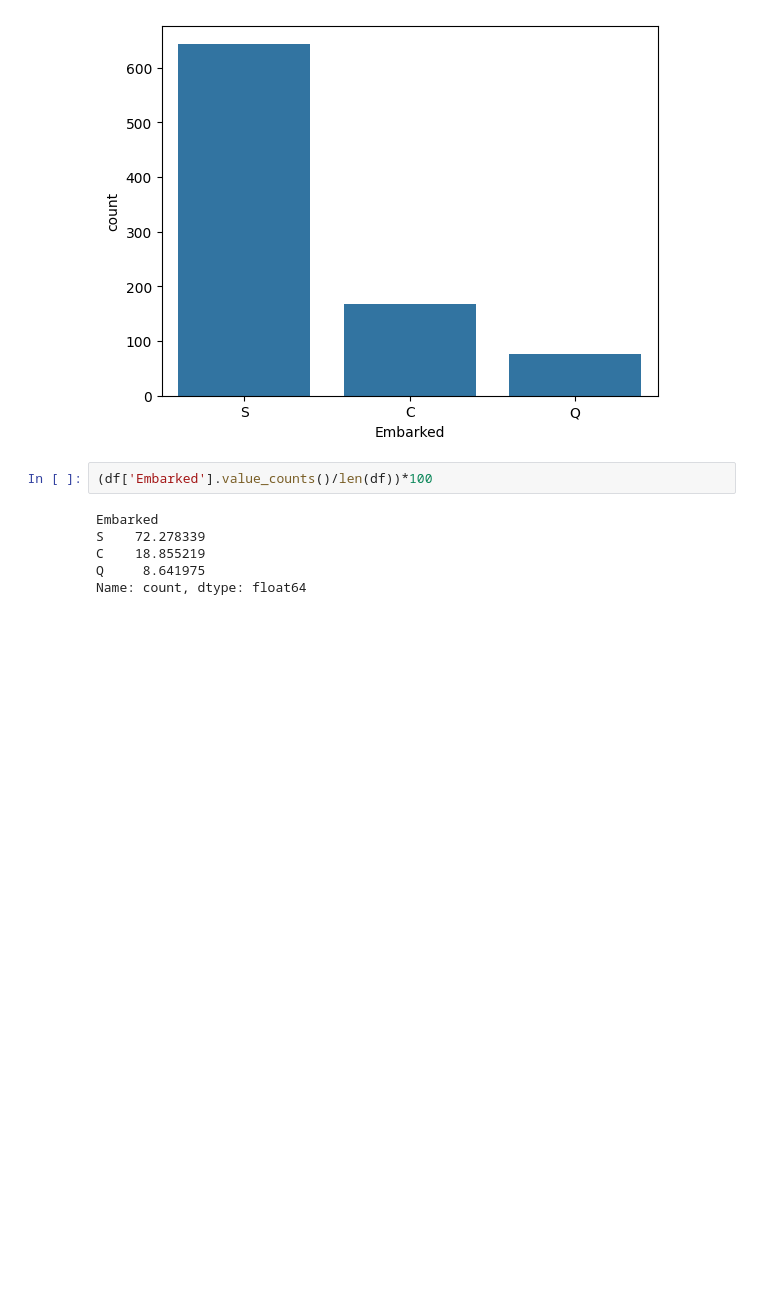
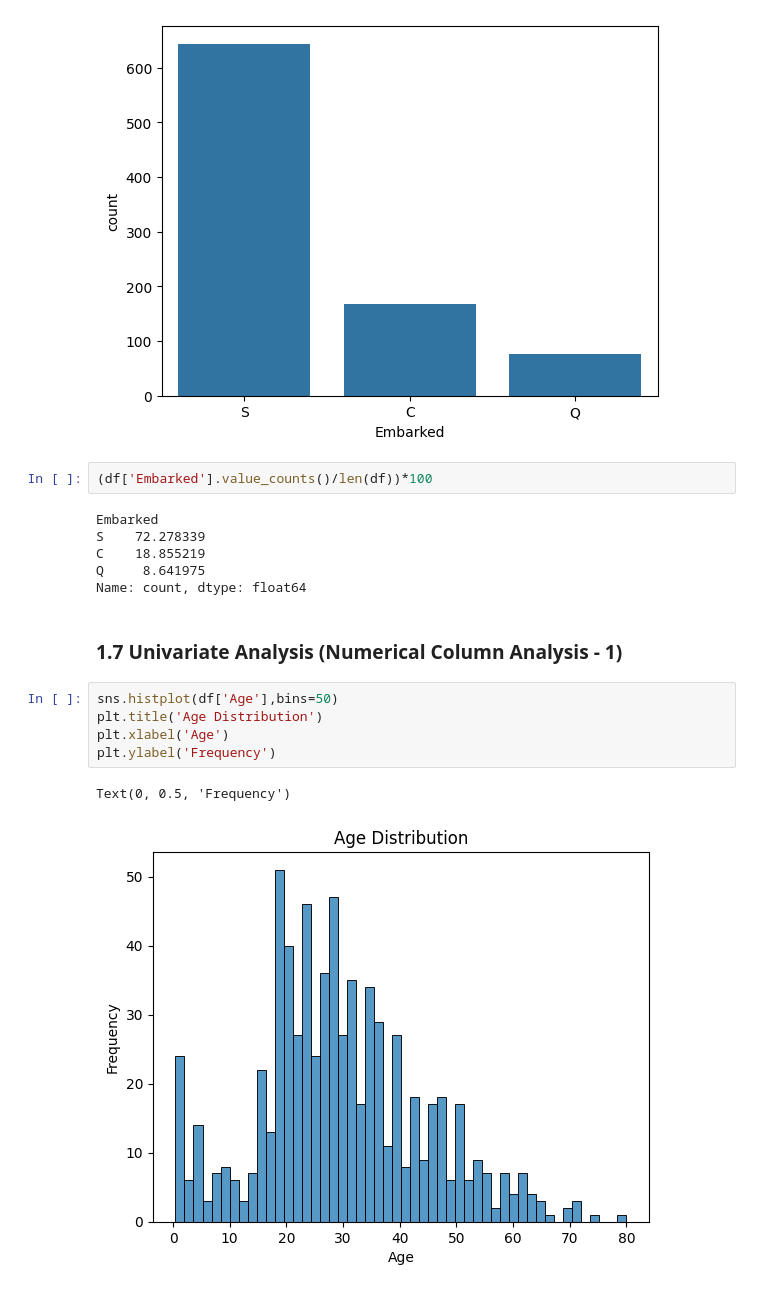
Before and after one commit to roybipro/AI-ML-learning-Phitron, a Jupyter notebook: machine-learning/week-01-eda-and-feature-engineering/moddule-01-exploratory-data-analysis-part-1/eda-p-1.ipynb, the cells around one changed output. Saved outputs shown, nothing was run; the diff lists cells and outputs as text; blank space fills up the shorter version.

Commit message:
1.7 Univariate Analysis (Numerical Column Analysis - 1)

```diff
--- a/machine-learning/week-01-eda-and-feature-engineering/moddule-01-exploratory-data-analysis-part-1/eda-p-1.ipynb
+++ b/machine-learning/week-01-eda-and-feature-engineering/moddule-01-exploratory-data-analysis-part-1/eda-p-1.ipynb
@@ -163,3 +163,13 @@ S    72.278339
 C    18.855219
 Q     8.641975
 Name: count, dtype: float64
+# %% [markdown]
+### 1.7 Univariate Analysis (Numerical Column Analysis - 1)
+# %%
+sns.histplot(df['Age'],bins=50)
+plt.title('Age Distribution')
+plt.xlabel('Age')
+plt.ylabel('Frequency')
+# %% [output]
+Text(0, 0.5, 'Frequency')
+[figure, added]
```
Also changed, not shown: parts of 1 cell of this notebook.
